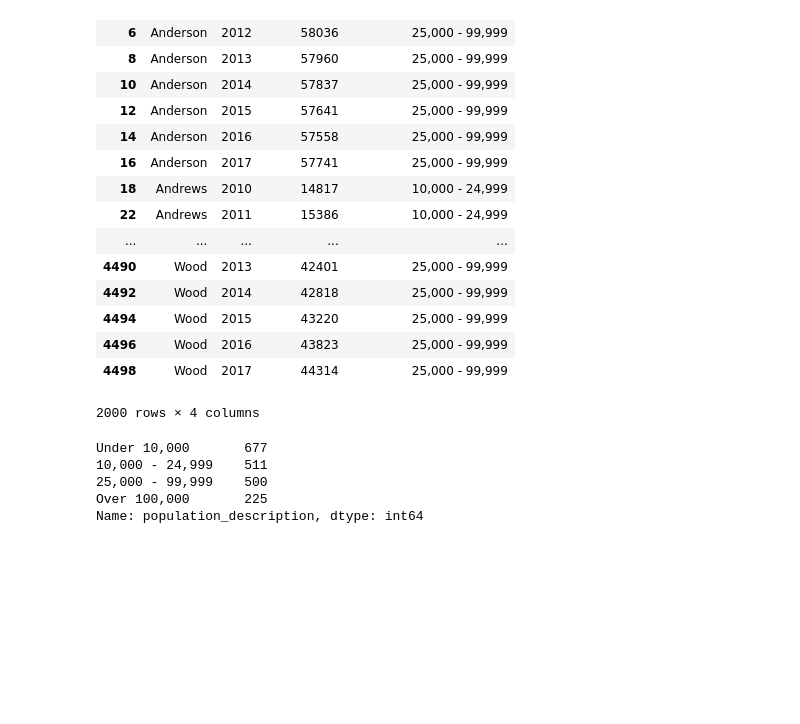
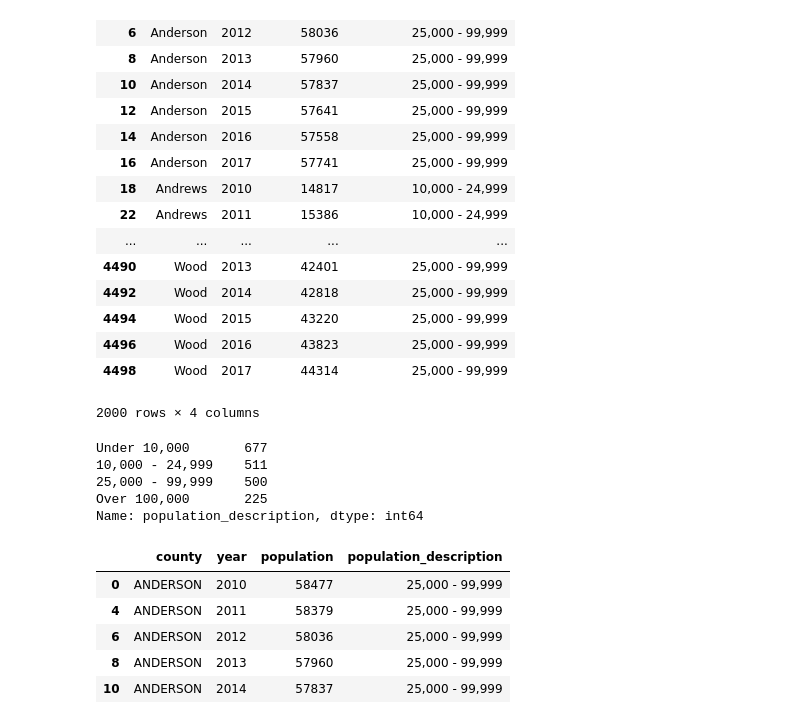
Before and after one commit to KendalHolcombe/KH_Capstone, a Jupyter notebook: Population_Merge.ipynb, the cells around one changed output. Drawn from its saved outputs; the diff is of its cells as text; code cells hidden in the pictures; blank space fills up the shorter version.

```diff
--- a/Population_Merge.ipynb
+++ b/Population_Merge.ipynb
@@ -113,3 +113,14 @@ Under 10,000       677
 25,000 - 99,999    500
 Over 100,000       225
 Name: population_description, dtype: int64
+# %%
+pop_df['county'] = pop_df['county'].str.upper()
+# %%
+pop_df.head()
+# %% [output]
+|  | county | year | population | population_description |
+| 0 | ANDERSON | 2010 | 58477 | 25,000 - 99,999 |
+| 4 | ANDERSON | 2011 | 58379 | 25,000 - 99,999 |
+| 6 | ANDERSON | 2012 | 58036 | 25,000 - 99,999 |
+| 8 | ANDERSON | 2013 | 57960 | 25,000 - 99,999 |
+| 10 | ANDERSON | 2014 | 57837 | 25,000 - 99,999 |
```
Also changed, not shown: parts of 1 cell of this notebook, 4 other files.
